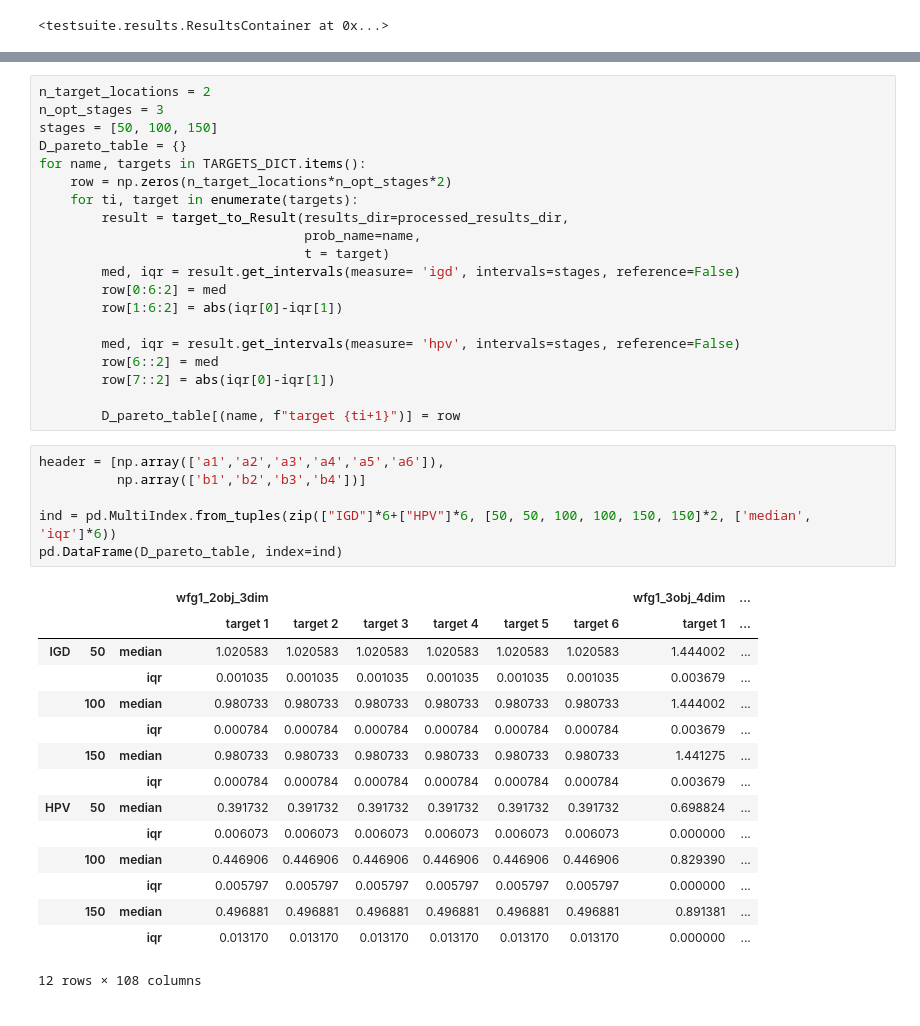
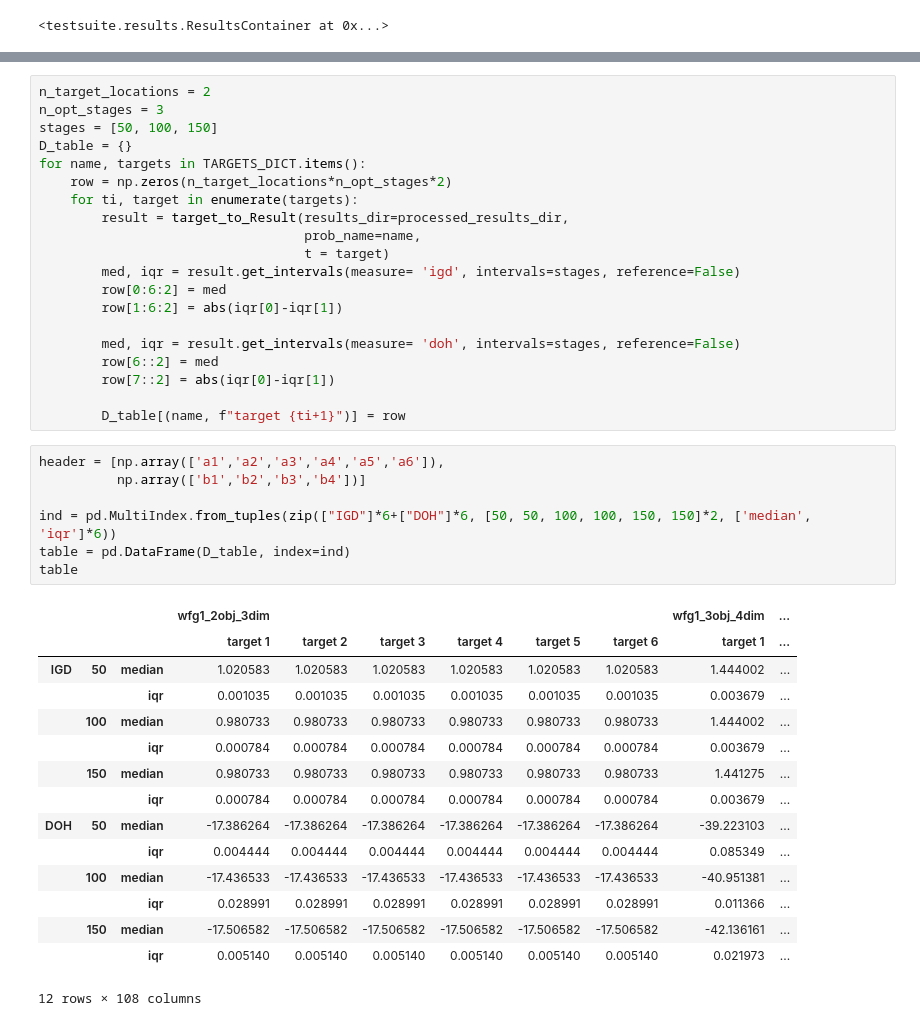
Before and after one commit to FinleyGibson/SAF_EMO, a Jupyter notebook: experiments/directed/analysis/results_tables/table_01.ipynb, the cells around one changed output, grey strips where cells are left out. Drawn from its saved outputs; the diff is of its cells as text.

```diff
--- a/experiments/directed/analysis/results_tables/table_01.ipynb
+++ b/experiments/directed/analysis/results_tables/table_01.ipynb
@@ -207,7 +204,7 @@ results.get_intervals(measure= 'hpv', intervals=stages, reference=False)
 n_target_locations = 2
 n_opt_stages = 3
 stages = [50, 100, 150]
-D_pareto_table = {}
+D_table = {}
 for name, targets in TARGETS_DICT.items():
     row = np.zeros(n_target_locations*n_opt_stages*2)
     for ti, target in enumerate(targets):
@@ -218,30 +215,31 @@ for name, targets in TARGETS_DICT.items():
         row[0:6:2] = med
         row[1:6:2] = abs(iqr[0]-iqr[1])
 
-        med, iqr = result.get_intervals(measure= 'hpv', intervals=stages, reference=False)
+        med, iqr = result.get_intervals(measure= 'doh', intervals=stages, reference=False)
         row[6::2] = med
         row[7::2] = abs(iqr[0]-iqr[1])
 
-        D_pareto_table[(name, f"target {ti+1}")] = row
+        D_table[(name, f"target {ti+1}")] = row
 # %%
 header = [np.array(['a1','a2','a3','a4','a5','a6']),
           np.array(['b1','b2','b3','b4'])]
 
-ind = pd.MultiIndex.from_tuples(zip(["IGD"]*6+["HPV"]*6, [50, 50, 100, 100, 150, 150]*2, ['median', 'iqr']*6))
-pd.DataFrame(D_pareto_table, index=ind)
+ind = pd.MultiIndex.from_tuples(zip(["IGD"]*6+["DOH"]*6, [50, 50, 100, 100, 150, 150]*2, ['median', 'iqr']*6))
+table = pd.DataFrame(D_table, index=ind)
+table
 # %% [output]
 |  |  |  | wfg1_2obj_3dim |  |  |  |  |  | wfg1_3obj_4dim | ... |
 |  |  |  | target 1 | target 2 | target 3 | target 4 | target 5 | target 6 | target 1 | ... |
 | IGD | 50 | median | 1.020583 | 1.020583 | 1.020583 | 1.020583 | 1.020583 | 1.020583 | 1.444002 | ... |
 |  |  | iqr | 0.001035 | 0.001035 | 0.001035 | 0.001035 | 0.001035 | 0.001035 | 0.003679 | ... |
 |  | 100 | median | 0.980733 | 0.980733 | 0.980733 | 0.980733 | 0.980733 | 0.980733 | 1.444002 | ... |
 |  |  | iqr | 0.000784 | 0.000784 | 0.000784 | 0.000784 | 0.000784 | 0.000784 | 0.003679 | ... |
 |  | 150 | median | 0.980733 | 0.980733 | 0.980733 | 0.980733 | 0.980733 | 0.980733 | 1.441275 | ... |
 |  |  | iqr | 0.000784 | 0.000784 | 0.000784 | 0.000784 | 0.000784 | 0.000784 | 0.003679 | ... |
-| HPV | 50 | median | 0.391732 | 0.391732 | 0.391732 | 0.391732 | 0.391732 | 0.391732 | 0.698824 | ... |
-|  |  | iqr | 0.006073 | 0.006073 | 0.006073 | 0.006073 | 0.006073 | 0.006073 | 0.000000 | ... |
-|  | 100 | median | 0.446906 | 0.446906 | 0.446906 | 0.446906 | 0.446906 | 0.446906 | 0.829390 | ... |
-|  |  | iqr | 0.005797 | 0.005797 | 0.005797 | 0.005797 | 0.005797 | 0.005797 | 0.000000 | ... |
-|  | 150 | median | 0.496881 | 0.496881 | 0.496881 | 0.496881 | 0.496881 | 0.496881 | 0.891381 | ... |
-|  |  | iqr | 0.013170 | 0.013170 | 0.013170 | 0.013170 | 0.013170 | 0.013170 | 0.000000 | ... |
+| DOH | 50 | median | -17.386264 | -17.386264 | -17.386264 | -17.386264 | -17.386264 | -17.386264 | -39.223103 | ... |
+|  |  | iqr | 0.004444 | 0.004444 | 0.004444 | 0.004444 | 0.004444 | 0.004444 | 0.085349 | ... |
+|  | 100 | median | -17.436533 | -17.436533 | -17.436533 | -17.436533 | -17.436533 | -17.436533 | -40.951381 | ... |
+|  |  | iqr | 0.028991 | 0.028991 | 0.028991 | 0.028991 | 0.028991 | 0.028991 | 0.011366 | ... |
+|  | 150 | median | -17.506582 | -17.506582 | -17.506582 | -17.506582 | -17.506582 | -17.506582 | -42.136161 | ... |
+|  |  | iqr | 0.005140 | 0.005140 | 0.005140 | 0.005140 | 0.005140 | 0.005140 | 0.021973 | ... |
 12 rows × 108 columns
```
Also changed, not shown: parts of 10 cells of this notebook, 9 other files.
